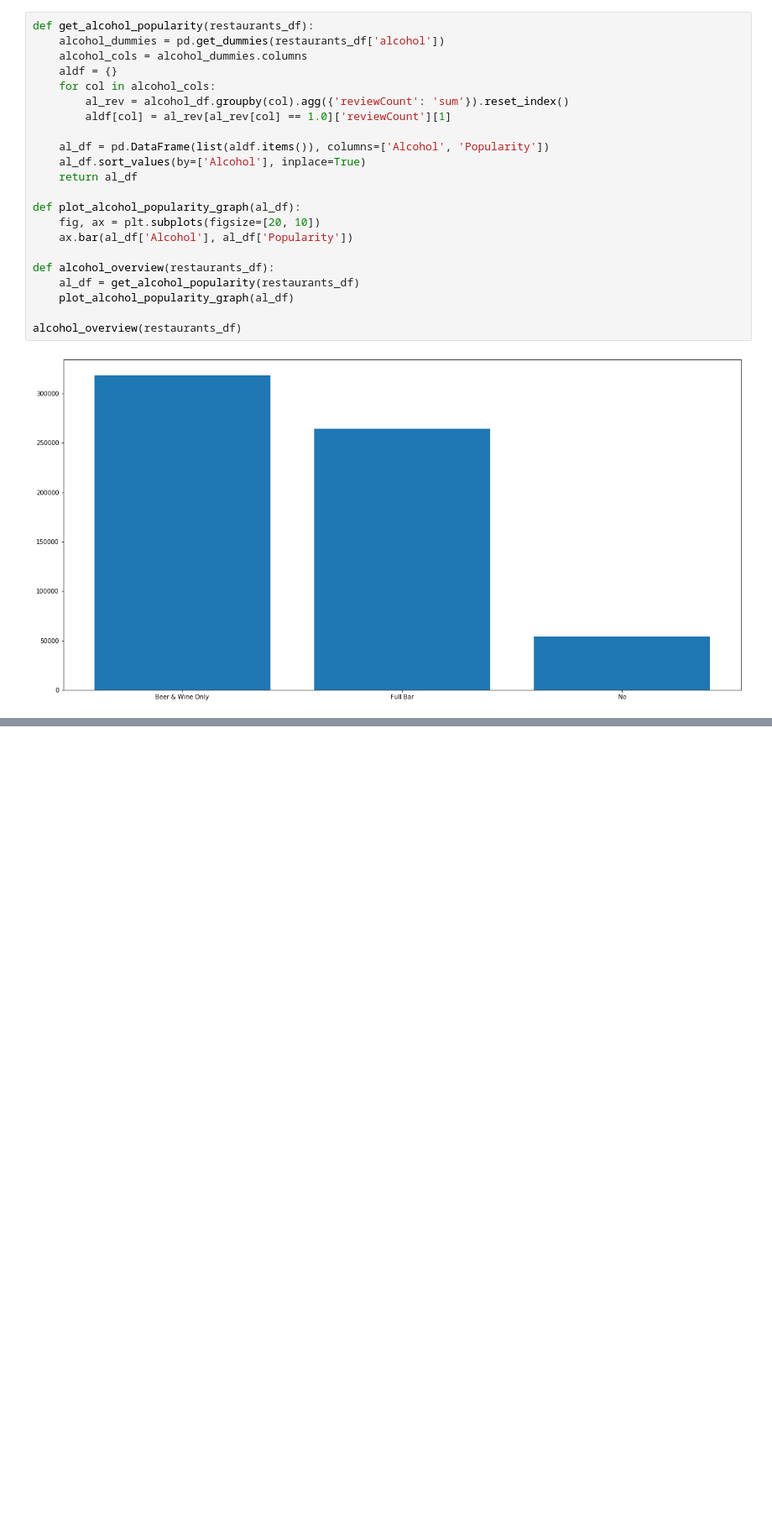
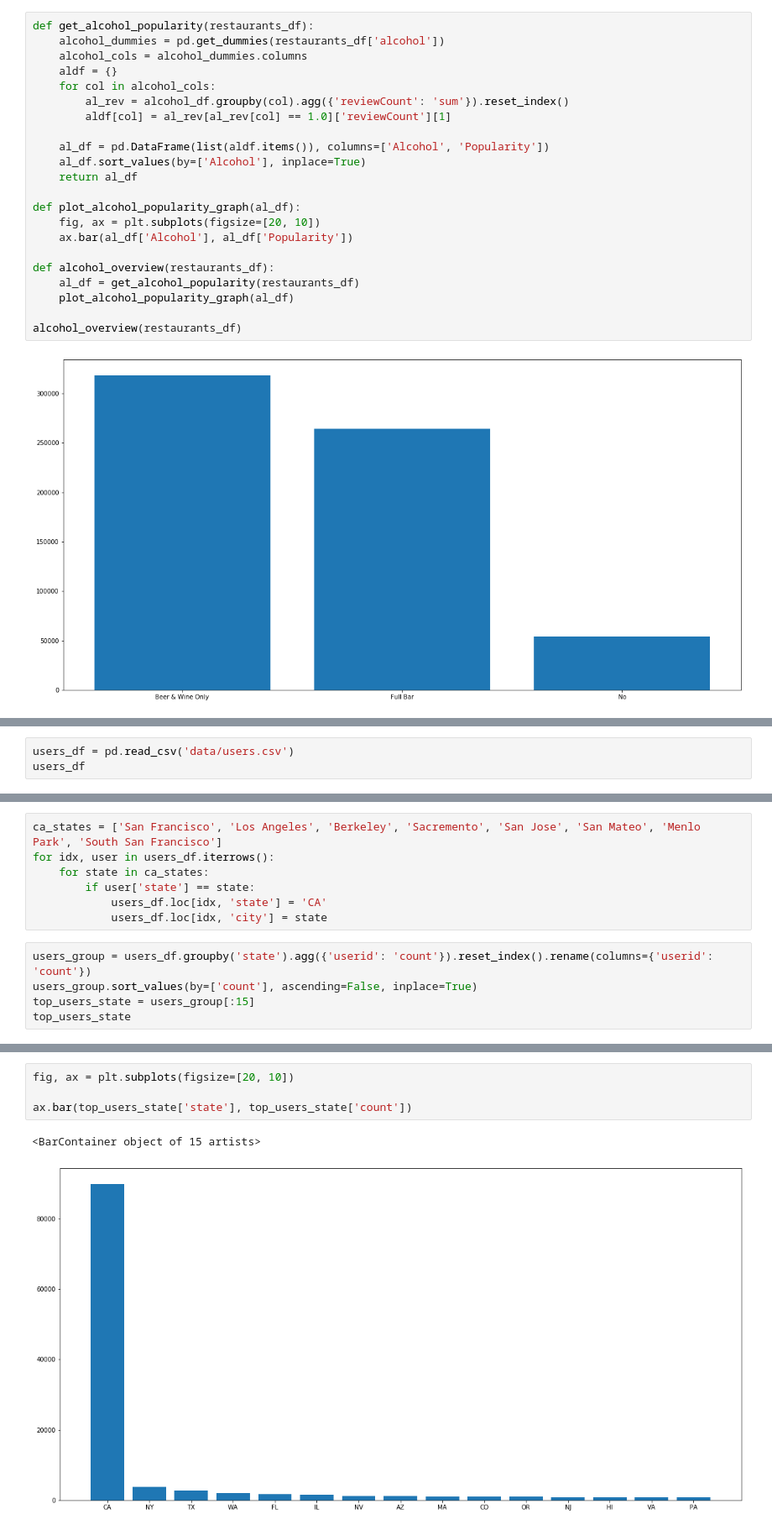
Before and after one commit to yueweng/restaurant-recommender, a Jupyter notebook: capstone_eda.ipynb, the cells around one changed output, grey strips where cells are left out. Shown at 84% size. Saved outputs shown, nothing was run; the diff lists cells and outputs as text; blank space fills up the shorter version.

```diff
--- a/capstone_eda.ipynb
+++ b/capstone_eda.ipynb
@@ -467,0 +507,3 @@ alcohol_overview(restaurants_df)
+# %%
+users_df = pd.read_csv('data/users.csv')
+users_df
@@ -467,0 +529,12 @@ alcohol_overview(restaurants_df)
+# %%
+ca_states = ['San Francisco', 'Los Angeles', 'Berkeley', 'Sacremento', 'San Jose', 'San Mateo', 'Menlo Park', 'South San Francisco']
+for idx, user in users_df.iterrows():
+    for state in ca_states:
+        if user['state'] == state:
+            users_df.loc[idx, 'state'] = 'CA'
+            users_df.loc[idx, 'city'] = state
+# %%
+users_group = users_df.groupby('state').agg({'userid': 'count'}).reset_index().rename(columns={'userid': 'count'})
+users_group.sort_values(by=['count'], ascending=False, inplace=True)
+top_users_state = users_group[:15]
+top_users_state
@@ -467,0 +558,7 @@ alcohol_overview(restaurants_df)
+# %%
+fig, ax = plt.subplots(figsize=[20, 10])
+
+ax.bar(top_users_state['state'], top_users_state['count'])
+# %% [output]
+<BarContainer object of 15 artists>
+[figure, added]
```
Also changed, not shown: parts of 11 cells of this notebook, 9 other files.
